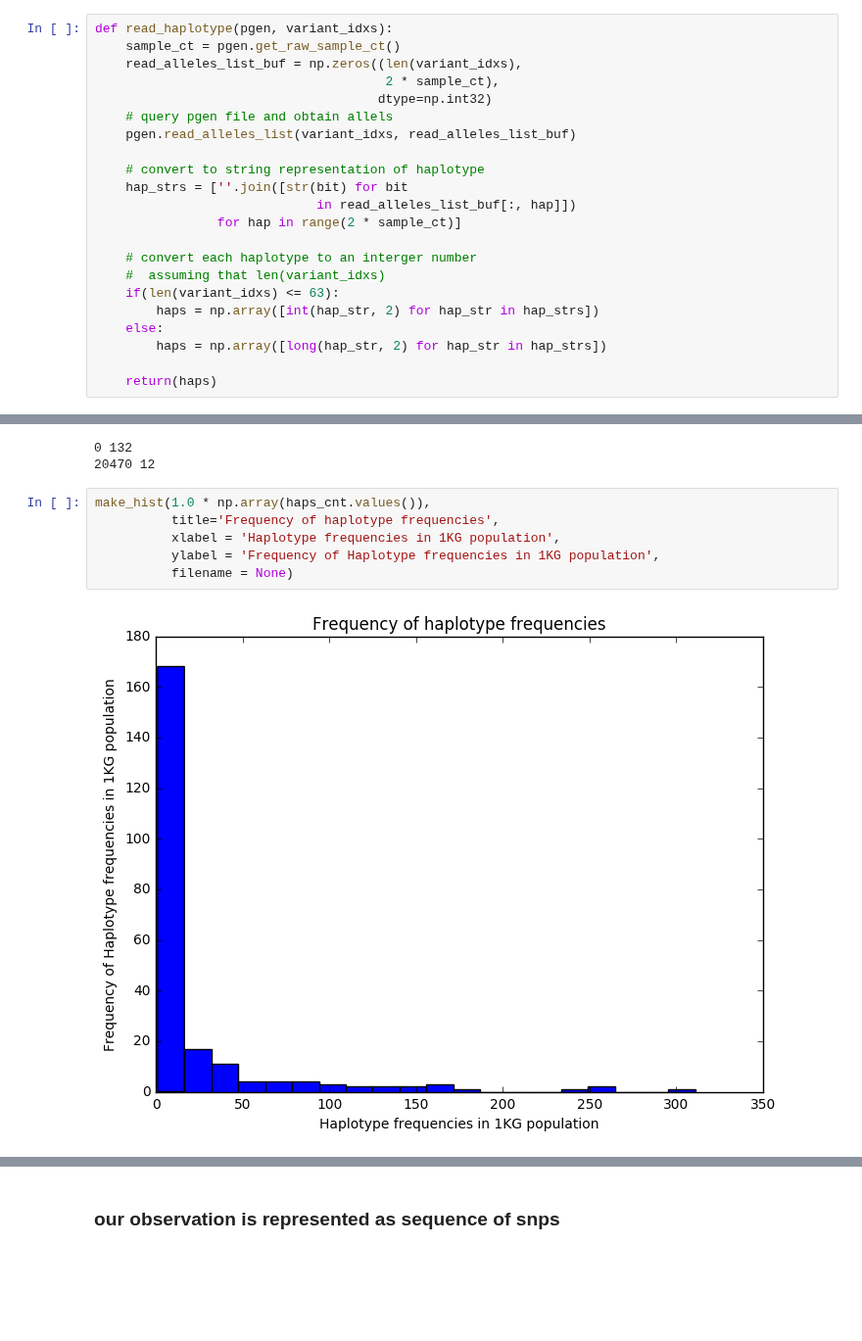
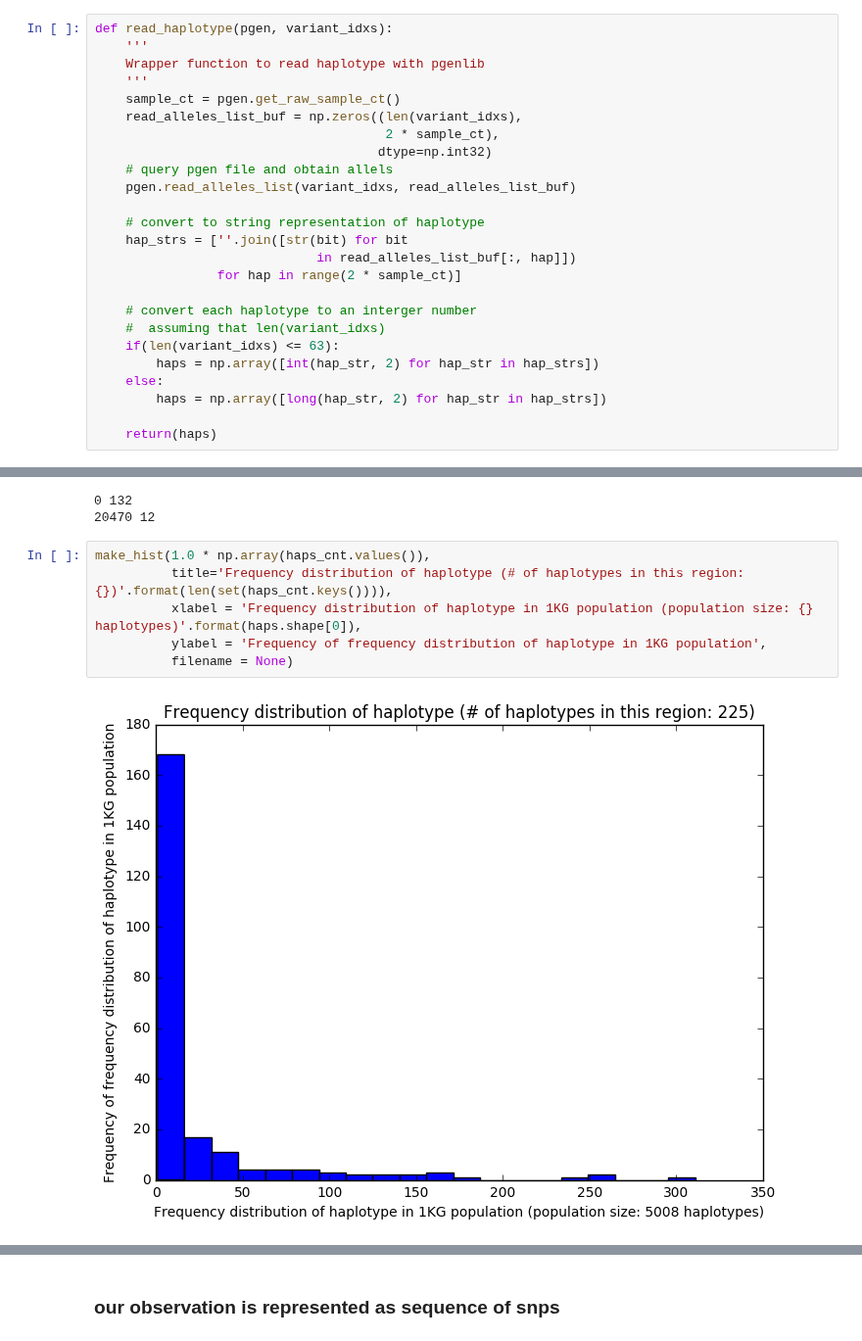
Before and after one commit to rivas-lab/nanopore, a Jupyter notebook: dev/scripts/20170210/20170210_Bayesian_online_inference_of_haplotype.ipynb, the cells around one changed output, grey strips where cells are left out. Shown at 98% size. Saved outputs shown, nothing was run; the diff lists cells and outputs as text; blank space fills up the shorter version.

```diff
--- a/dev/scripts/20170210/20170210_Bayesian_online_inference_of_haplotype.ipynb
+++ b/dev/scripts/20170210/20170210_Bayesian_online_inference_of_haplotype.ipynb
@@ -151,6 +155,9 @@ array([20623, 20732, 20813, 21017, 21054, 21139, 21143, 21187, 21253,
        21331, 21537, 21540, 21562, 21607, 21632], dtype=uint32)
 # %%
 def read_haplotype(pgen, variant_idxs):
+    '''
+    Wrapper function to read haplotype with pgenlib
+    '''
     sample_ct = pgen.get_raw_sample_ct()
     read_alleles_list_buf = np.zeros((len(variant_idxs),
                                       2 * sample_ct),
@@ -200,9 +208,9 @@ for hap in [0, 20470]:
 20470 12
 # %%
 make_hist(1.0 * np.array(haps_cnt.values()),
-          title='Frequency of haplotype frequencies',
-          xlabel = 'Haplotype frequencies in 1KG population',
-          ylabel = 'Frequency of Haplotype frequencies in 1KG population',
+          title='Frequency distribution of haplotype (# of haplotypes in this region: {})'.format(len(set(haps_cnt.keys()))),
+          xlabel = 'Frequency distribution of haplotype in 1KG population (population size: {} haplotypes)'.format(haps.shape[0]),
+          ylabel = 'Frequency of frequency distribution of haplotype in 1KG population',
           filename = None)
 # %% [output]
-[figure, old version]
+[figure, new version]
```
Also changed, not shown: parts of 52 cells of this notebook, 2 other files.
